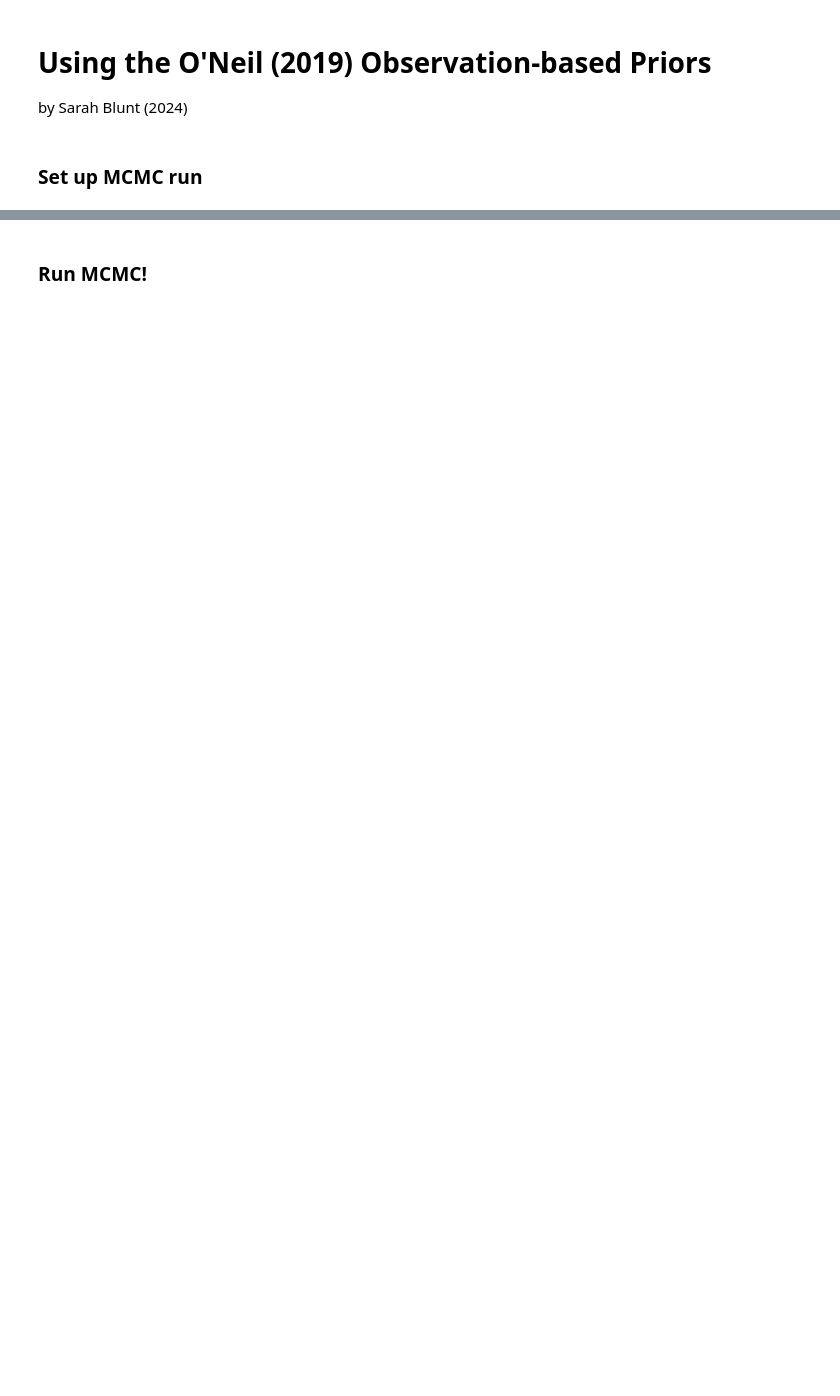
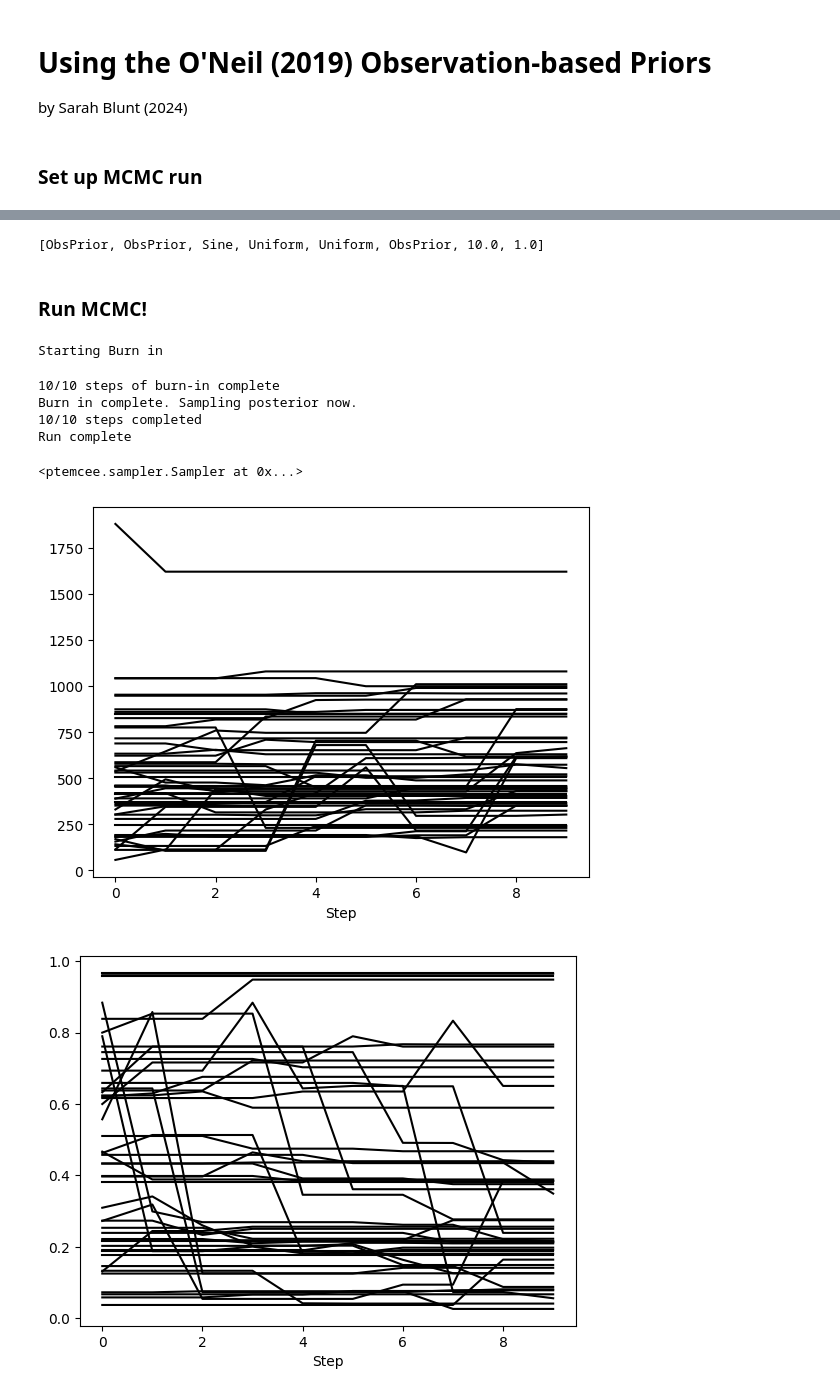
Before and after one commit to sblunt/orbitize, a Jupyter notebook: docs/tutorials/ONeil-ObsPriors.ipynb, the cells around one changed output, grey strips where cells are left out. Drawn from its saved outputs; the diff is of its cells as text; code cells hidden in the pictures; blank space fills up the shorter version.

Commit message:
obsprior syntax is working; just need to run an end-to-end test

```diff
--- a/docs/tutorials/ONeil-ObsPriors.ipynb
+++ b/docs/tutorials/ONeil-ObsPriors.ipynb
@@ -42,0 +15,16 @@ my_driver = driver.Driver(
+# %%
+# TODO (clarissa): use orbit that converges faster
+
+input_file = os.path.join(DATADIR, "xyz_test_data.csv")
+
+data_table = read_input.read_file(input_file)
+mtot = 1.0
+plx = 10.0
+
+# TODO (sarah): note that the fitting basis choice here is required (can't fit in any other orbitize! basis)
+# if we want to use obspriors
+mySystem = system.System(
+    1, data_table, mtot, plx, mass_err=0, plx_err=0, fitting_basis="ObsPriors"
+)
+
+print("We are fitting using this orbital basis: {}".format(mySystem.param_idx))
@@ -76,2 +37,23 @@ my_driver.system.sys_priors
+# %%
+# TODO (sarah): note that the obsprior uses errors and epochs, need to pass those in
+
+ra_err = mySystem.data_table["quant1_err"]
+dec_err = mySystem.data_table["quant1_err"]
+epochs = np.array(mySystem.data_table["epoch"])
+
+# define the `ObsPrior` object
+my_obsprior = priors.ObsPrior(ra_err, dec_err, epochs, mtot)
+
+# set the priors on `sma`, `ecc`, `tau`, `mtot`, and `plx` to point to this object
+for i in [
+    mySystem.param_idx["per1"],
+    mySystem.param_idx["ecc1"],
+    mySystem.param_idx["tp1"],
+]:
+    mySystem.sys_priors[i] = my_obsprior
+
+mySystem.sys_priors
+# %% [output]
+[ObsPrior, ObsPrior, Sine, Uniform, Uniform, ObsPrior, 10.0, 1.0]
 # %% [markdown]
 ### Run MCMC!
@@ -79,0 +60,22 @@ my_driver.sampler.run_sampler(100000, burn_steps=1000, examine_chains=True)
+# %%
+# create an MCMC object using our newly modified System object
+num_temps = 5
+num_walkers = 50
+num_threads = mp.cpu_count()
+myMCMC = sampler.MCMC(
+    mySystem, num_temps=num_temps, num_walkers=num_walkers, num_threads=num_threads
+)
+
+n_steps_per_walker = 10
+n_burn_steps = 10
+
+myMCMC.run_sampler(n_steps_per_walker * num_walkers, burn_steps=10, examine_chains=True)
+# %% [output]
+Starting Burn in
+10/10 steps of burn-in complete
+Burn in complete. Sampling posterior now.
+10/10 steps completed
+Run complete
+<ptemcee.sampler.Sampler at 0x...>
+[figure, added]
+[figure, added]
```
Also changed, not shown: parts of 10 cells of this notebook, 1 other file.
